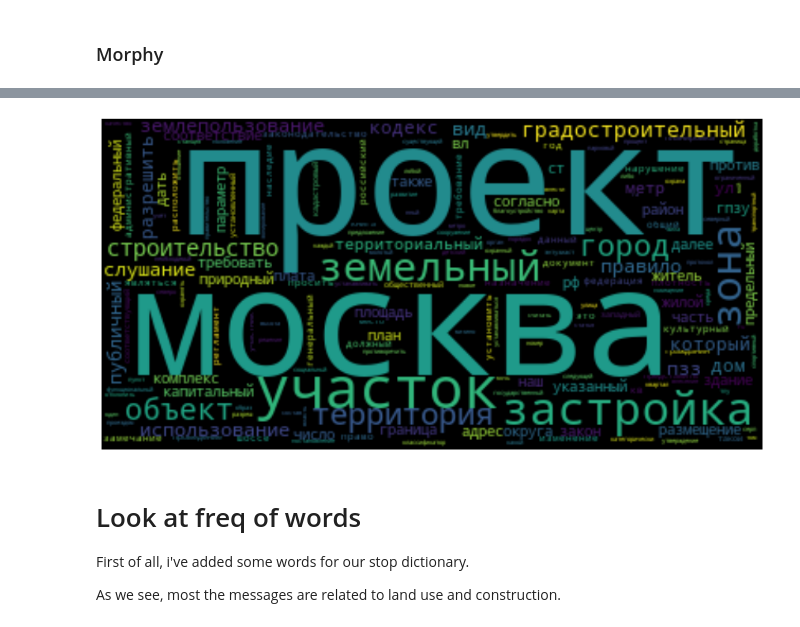
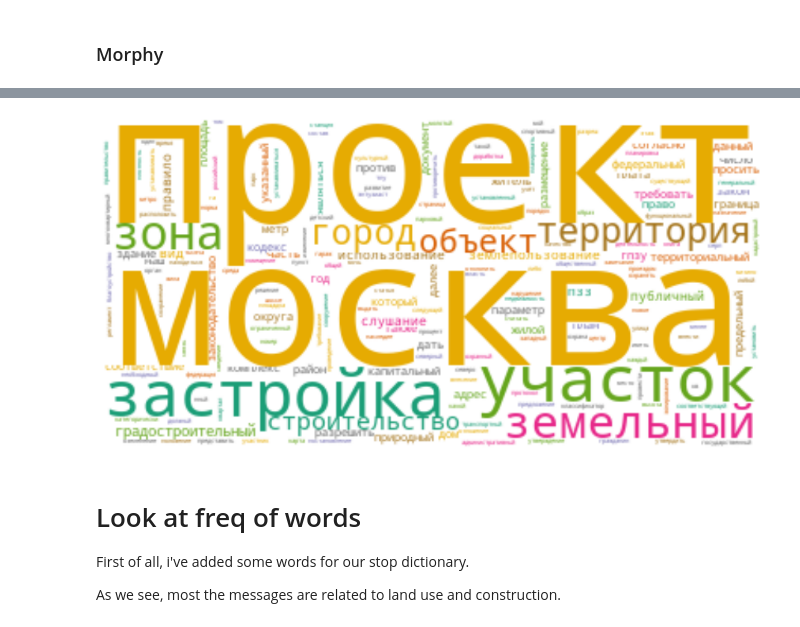
Before and after one commit to Midriaz/machine_learning, a Jupyter notebook: lesson5/topic/topic_modeling.ipynb, the cells around one changed output, grey strips where cells are left out. Drawn from its saved outputs; the diff is of its cells as text; code cells hidden in the pictures.

```diff
--- a/lesson5/topic/topic_modeling.ipynb
+++ b/lesson5/topic/topic_modeling.ipynb
@@ -40,7 +48,7 @@ f.close()
 # %% [markdown]
 # Load document term matrix
 # %%
-f = open('dtm.obj', 'wb')
+f = open('dtm.pkl', 'wb')
 data_dtm = pickle.load(f)
 f.close()
 # %%
@@ -95,15 +105,21 @@ w.to_csv('word_stats.csv', encoding='utf-8')
+# %%
+f = open('words.pkl', 'rb')
+words = pickle.load(f)
+f.close()
 # %%
 from matplotlib import pyplot as plt
 from wordcloud import WordCloud
-wc = WordCloud().generate_from_frequencies(words)
+plt.figure(figsize=(15,12))
 
-plt.figure(figsize=(15,12))
+wc = WordCloud(background_color="white", colormap="Dark2", max_font_size=150, random_state=42)
+
+wc = wc.generate_from_frequencies(words)
 plt.imshow(wc, interpolation="bilinear")
 plt.axis("off")
-#fig.set_facecolor("white")
+
 plt.show()
 # %% [output]
-[figure, old version]
+[figure, new version]
 # %% [markdown]
 # Look at freq of words
 First of all, i've added some words for our stop dictionary.
```
Also changed, not shown: parts of 14 cells of this notebook, 7 other files.
